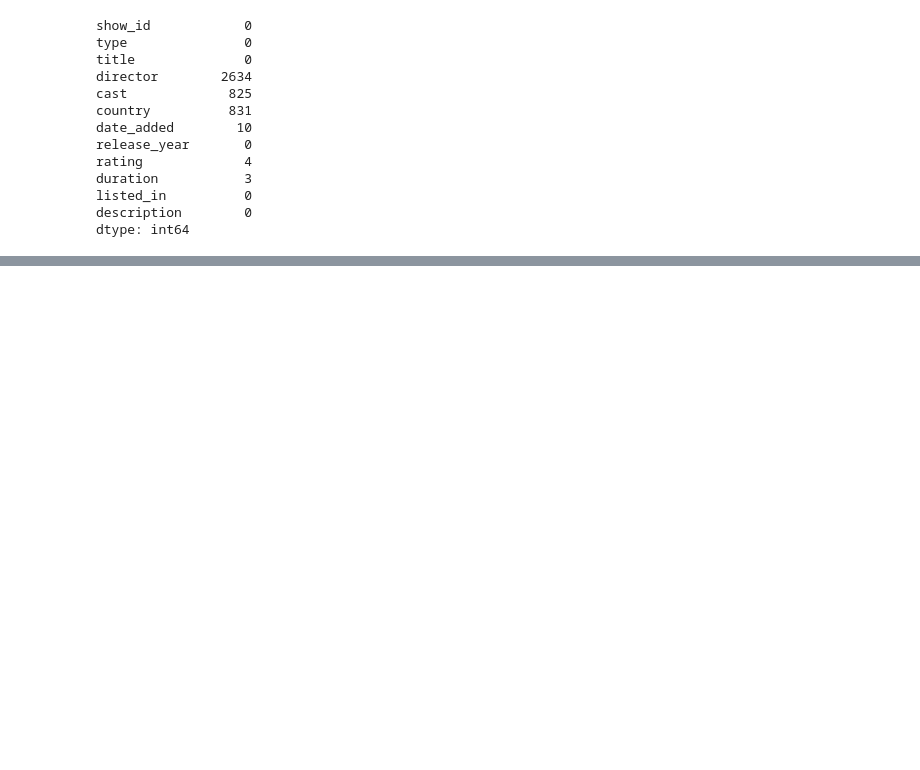
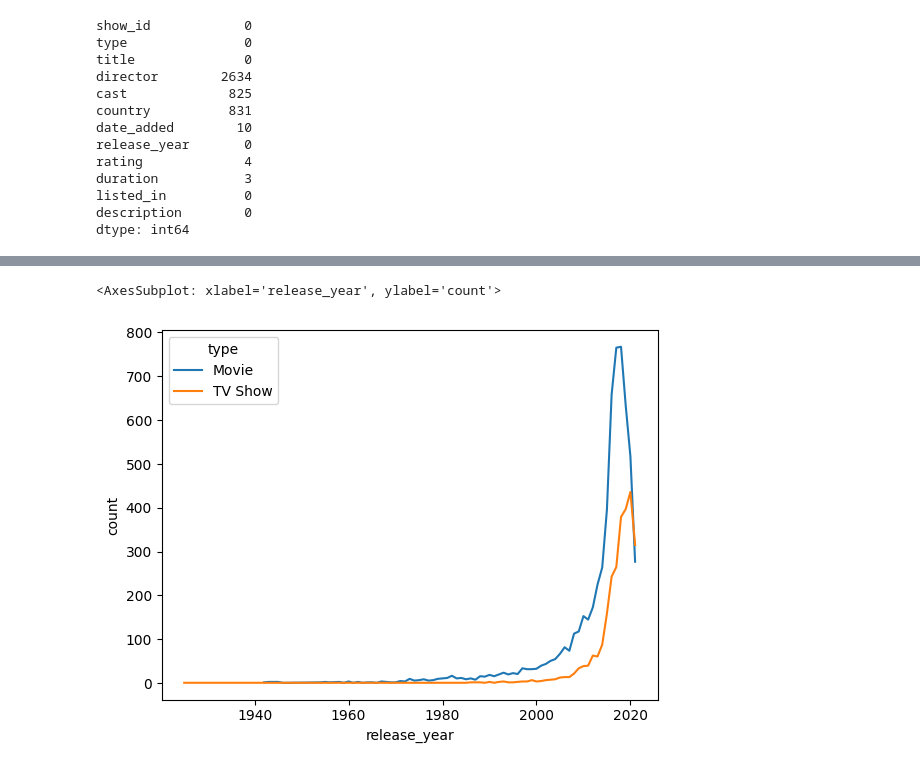
Before and after one commit to sarcomaXD/wellknown, a Jupyter notebook: netfilx/netfilx_jk.ipynb, the cells around one changed output, grey strips where cells are left out. Saved outputs shown, nothing was run; the diff lists cells and outputs as text; code cells hidden in the pictures; blank space fills up the shorter version.

```diff
--- a/netfilx/netfilx_jk.ipynb
+++ b/netfilx/netfilx_jk.ipynb
@@ -123,0 +122,8 @@ plt.imshow(gen_2)
+# %%
+import seaborn as sns
+#출시년도별 type
+type_release_year = netflix.groupby(['type','release_year'],as_index=False).agg(count=('country','count'))
+sns.lineplot(data = type_release_year,x='release_year',y='count',hue='type')
+# %% [output]
+<AxesSubplot: xlabel='release_year', ylabel='count'>
+[figure, added]
```
Also changed, not shown: parts of 23 cells of this notebook.
